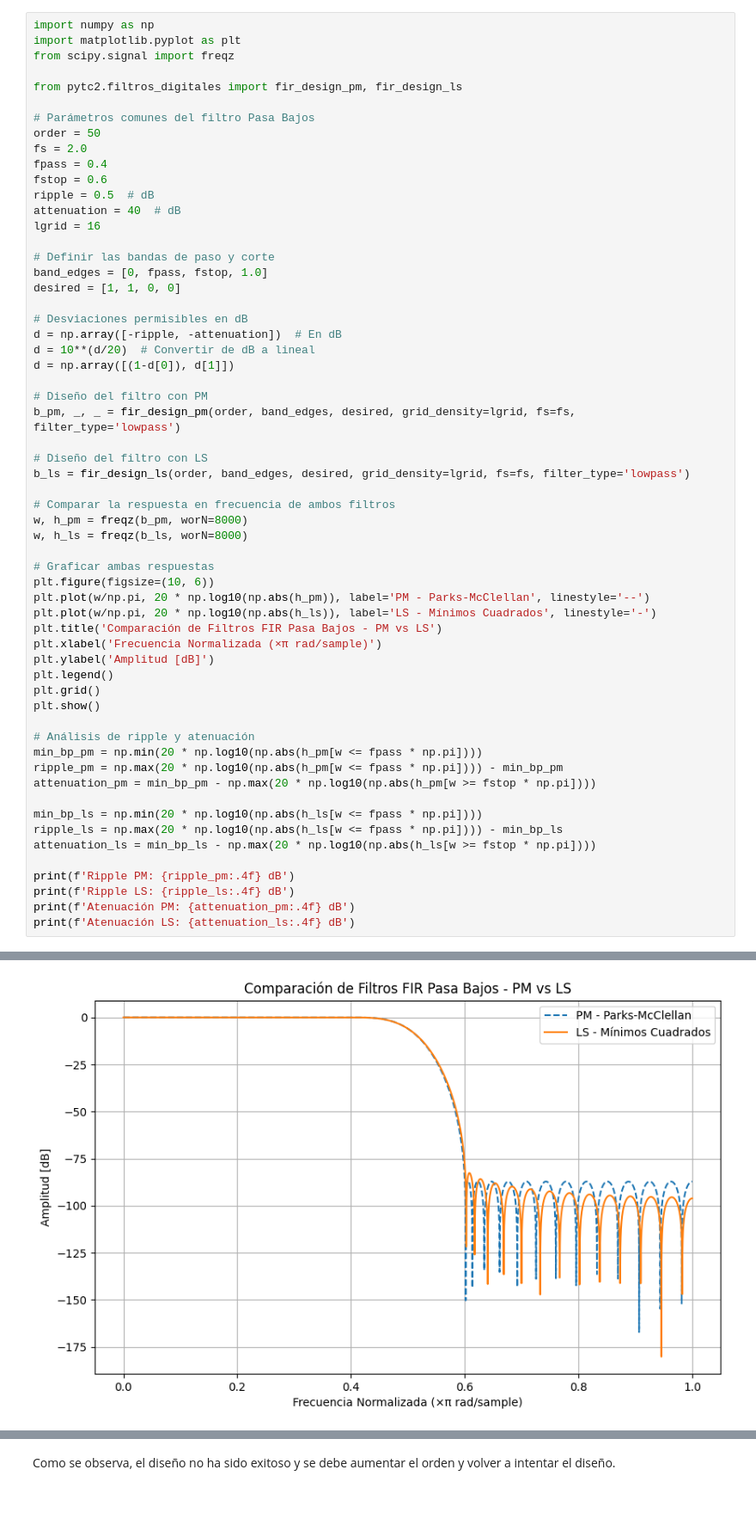
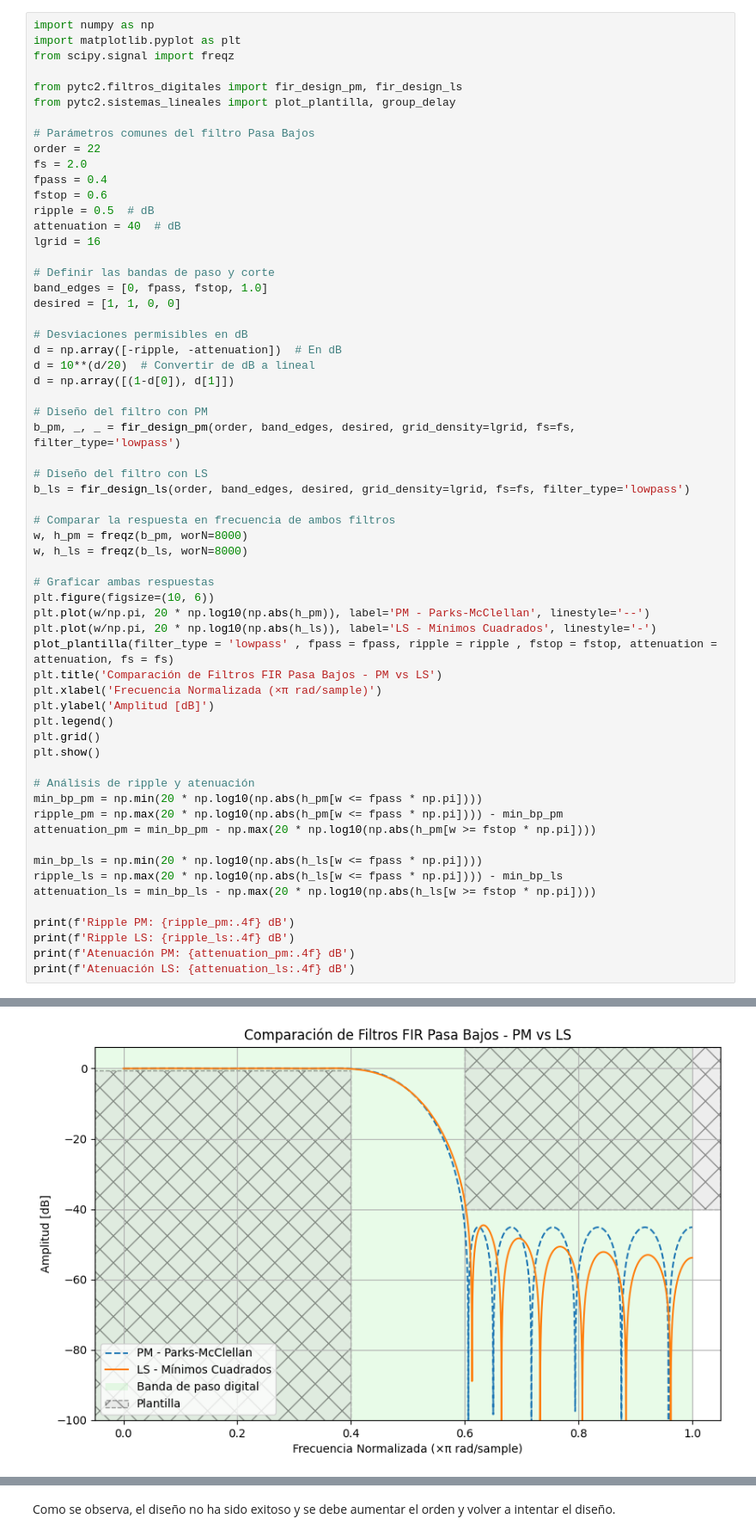
Before and after one commit to marianux/pytc2, a Jupyter notebook: docs/notebooks/otros_FIR_simetricos.ipynb, the cells around one changed output, grey strips where cells are left out. Shown at 86% size. Cells and saved outputs as stored; diff of their text form; blank space fills up the shorter version.

```diff
--- a/docs/notebooks/otros_FIR_simetricos.ipynb
+++ b/docs/notebooks/otros_FIR_simetricos.ipynb
@@ -37,9 +65,10 @@ import matplotlib.pyplot as plt
 from scipy.signal import freqz
 
 from pytc2.filtros_digitales import fir_design_pm, fir_design_ls
+from pytc2.sistemas_lineales import plot_plantilla, group_delay
 
 # Parámetros comunes del filtro Pasa Bajos
-order = 50
+order = 22
 fs = 2.0
 fpass = 0.4
 fstop = 0.6
@@ -65,31 +94,32 @@ b_ls = fir_design_ls(order, band_edges, desired, grid_density=lgrid, fs=fs, filt
 # Comparar la respuesta en frecuencia de ambos filtros
 w, h_pm = freqz(b_pm, worN=8000)
 w, h_ls = freqz(b_ls, worN=8000)
 
 # Graficar ambas respuestas
 plt.figure(figsize=(10, 6))
 plt.plot(w/np.pi, 20 * np.log10(np.abs(h_pm)), label='PM - Parks-McClellan', linestyle='--')
 plt.plot(w/np.pi, 20 * np.log10(np.abs(h_ls)), label='LS - Mínimos Cuadrados', linestyle='-')
+plot_plantilla(filter_type = 'lowpass' , fpass = fpass, ripple = ripple , fstop = fstop, attenuation = attenuation, fs = fs)
 plt.title('Comparación de Filtros FIR Pasa Bajos - PM vs LS')
 plt.xlabel('Frecuencia Normalizada (×π rad/sample)')
 plt.ylabel('Amplitud [dB]')
 plt.legend()
 plt.grid()
 plt.show()
 
 # Análisis de ripple y atenuación
 min_bp_pm = np.min(20 * np.log10(np.abs(h_pm[w <= fpass * np.pi])))
 ripple_pm = np.max(20 * np.log10(np.abs(h_pm[w <= fpass * np.pi]))) - min_bp_pm
 attenuation_pm = min_bp_pm - np.max(20 * np.log10(np.abs(h_pm[w >= fstop * np.pi])))
 
 min_bp_ls = np.min(20 * np.log10(np.abs(h_ls[w <= fpass * np.pi])))
 ripple_ls = np.max(20 * np.log10(np.abs(h_ls[w <= fpass * np.pi]))) - min_bp_ls
 attenuation_ls = min_bp_ls - np.max(20 * np.log10(np.abs(h_ls[w >= fstop * np.pi])))
 
 print(f'Ripple PM: {ripple_pm:.4f} dB')
 print(f'Ripple LS: {ripple_ls:.4f} dB')
 print(f'Atenuación PM: {attenuation_pm:.4f} dB')
 print(f'Atenuación LS: {attenuation_ls:.4f} dB')
 # %% [output]
 Convergencia exitosa!
-[figure, old version]
+[figure, new version]
```
Also changed, not shown: parts of 24 cells of this notebook, 2 other files.
